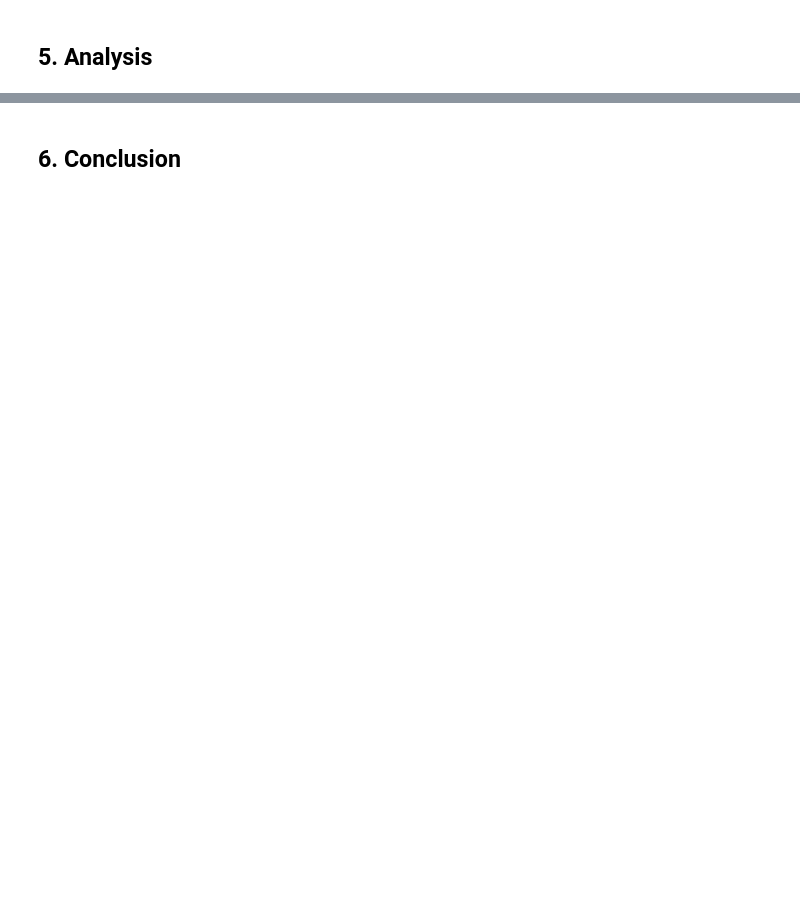
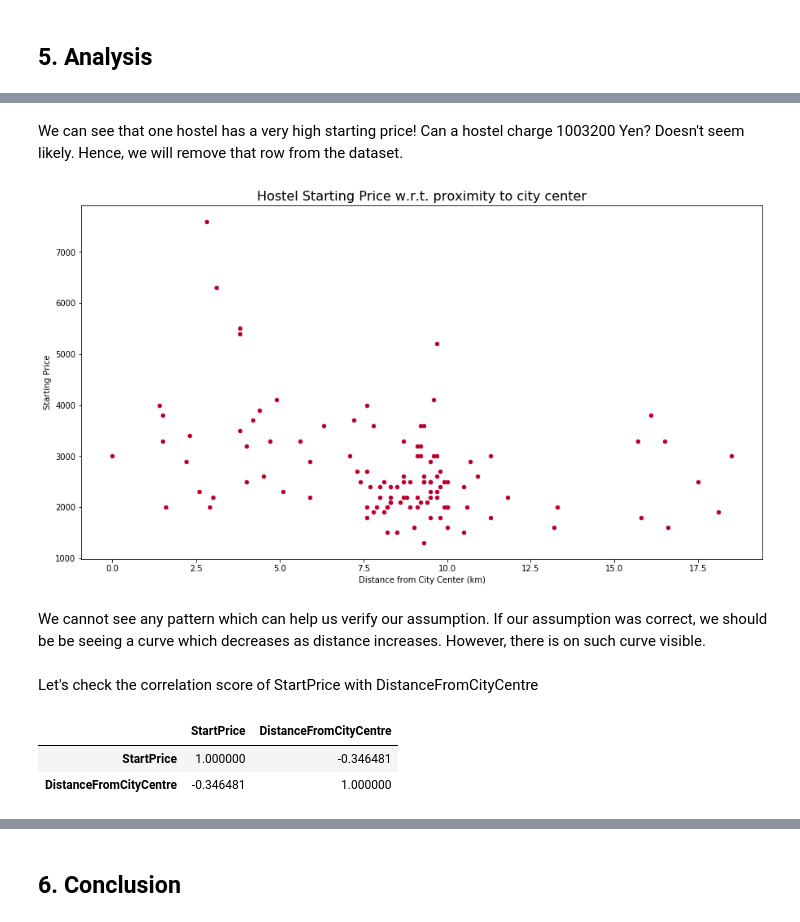
Before and after one commit to Haris-Ignatiadis/IBM-Data-Science-Capstone, a Jupyter notebook: Battle of Neighborhoods/The Battle of the Neighborhoods.ipynb, the cells around one changed output, grey strips where cells are left out. Drawn from its saved outputs; the diff is of its cells as text; code cells hidden in the pictures; blank space fills up the shorter version.

```diff
--- a/Battle of Neighborhoods/The Battle of the Neighborhoods.ipynb
+++ b/Battle of Neighborhoods/The Battle of the Neighborhoods.ipynb
@@ -65,0 +436,3 @@ Second, I will combine the above data with the land price for the area in which
+# %%
+tokyo_hostels_df = hostel_df[hostel_df.City == "Tokyo"]
+tokyo_hostels_df.head()
@@ -65,0 +496,22 @@ Second, I will combine the above data with the land price for the area in which
+# %% [markdown]
+We can see that one hostel has a very high starting price! Can a hostel charge 1003200 Yen? Doesn't seem likely. Hence, we will remove that row from the dataset.
+# %%
+tokyo_hostels_df = tokyo_hostels_df[tokyo_hostels_df.StartPrice < 1000000]
+# %%
+tokyo_hostels_df.plot(x='DistanceFromCityCentre', y='StartPrice', kind='scatter', figsize=(15, 8), color='#BC002D')
+plt.xlabel("Distance from City Center (km)")
+plt.ylabel("Starting Price")
+plt.title("Hostel Starting Price w.r.t. proximity to city center", fontsize=16)
+plt.show()
+# %% [output]
+[figure, added]
+# %% [markdown]
+We cannot see any pattern which can help us verify our assumption. If our assumption was correct, we should be be seeing a curve which decreases as distance increases. However, there is on such curve visible.
+# %% [markdown]
+Let's check the correlation score of StartPrice with DistanceFromCityCentre
+# %%
+tokyo_hostels_df[['StartPrice', 'DistanceFromCityCentre']].corr()
+# %% [output]
+|  | StartPrice | DistanceFromCityCentre |
+| StartPrice | 1.000000 | -0.346481 |
+| DistanceFromCityCentre | -0.346481 | 1.000000 |
```
Also changed, not shown: parts of 148 cells of this notebook, 4 other files.
